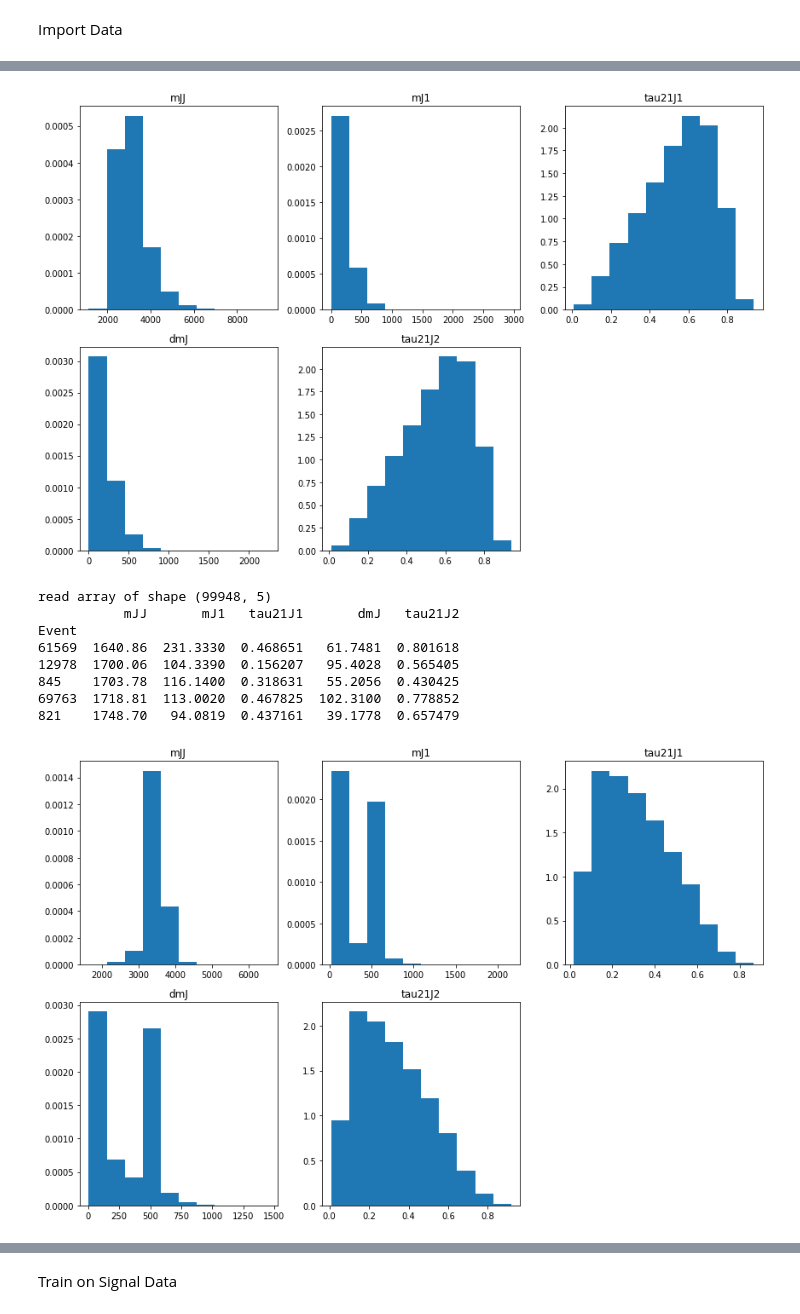
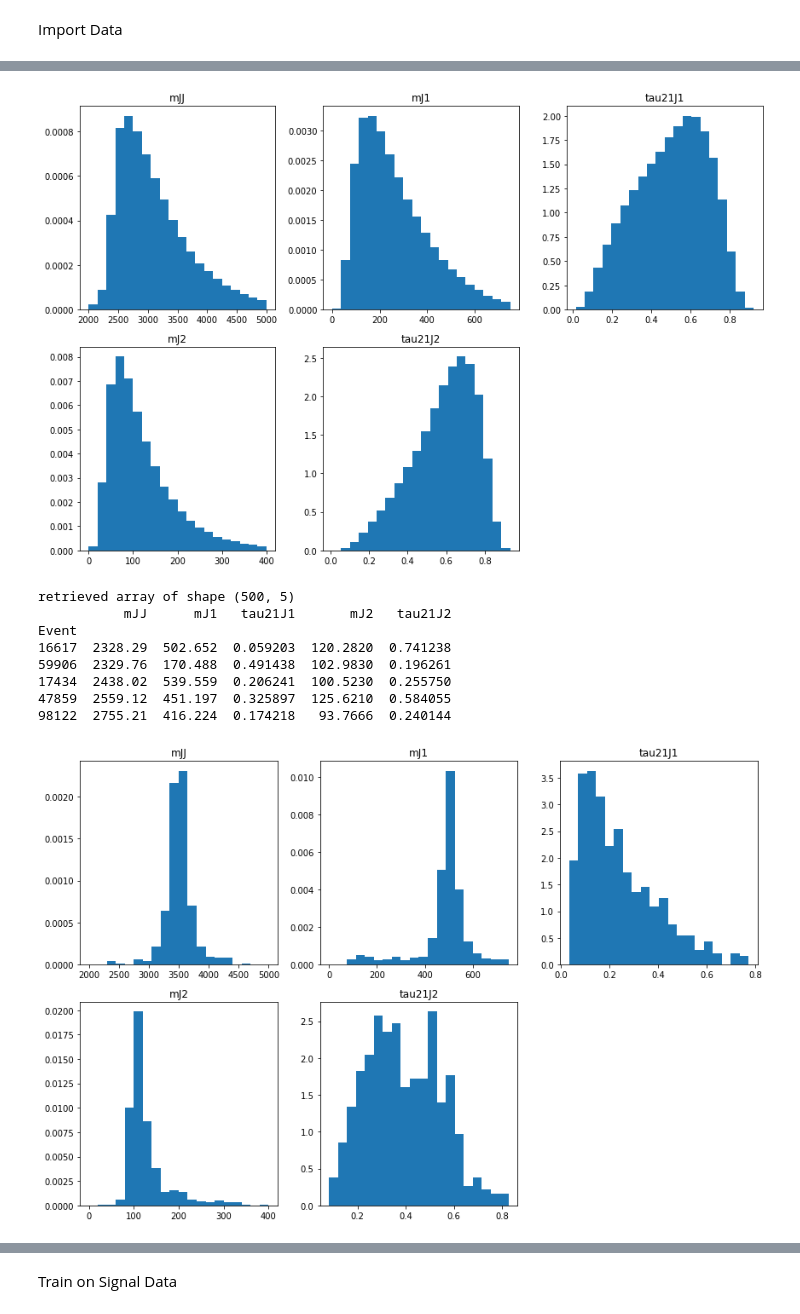
Before and after one commit to matteoettam09/i-flow, a Jupyter notebook: DensityEstimation/RnD_dataset.ipynb, the cells around one changed output, grey strips where cells are left out. Drawn from its saved outputs; the diff is of its cells as text; code cells hidden in the pictures.

```diff
--- a/DensityEstimation/RnD_dataset.ipynb
+++ b/DensityEstimation/RnD_dataset.ipynb
@@ -303,6 +349,6 @@ Import Data
 # %%
 bkgname="rndbkgout.txt"
 signame="rndsigout.txt"
-bkglist=prepare_mother_list(bkgname)
-siglist=prepare_mother_list(signame)
+bkglist=prepare_mother_list(bkgname, 500000, random_state=10)
+siglist=prepare_mother_list(signame, 500, random_state=10)
 # %% [output]
@@ -317,13 +363,13 @@ Event
-[figure, old version]
+[figure, new version]
-read array of shape (99948, 5)
-           mJJ       mJ1   tau21J1       dmJ   tau21J2
+retrieved array of shape (500, 5)
+           mJJ      mJ1   tau21J1       mJ2   tau21J2
 Event
-61569  1640.86  231.3330  0.468651   61.7481  0.801618
-12978  1700.06  104.3390  0.156207   95.4028  0.565405
-845    1703.78  116.1400  0.318631   55.2056  0.430425
-69763  1718.81  113.0020  0.467825  102.3100  0.778852
-821    1748.70   94.0819  0.437161   39.1778  0.657479
+16617  2328.29  502.652  0.059203  120.2820  0.741238
+59906  2329.76  170.488  0.491438  102.9830  0.196261
+17434  2438.02  539.559  0.206241  100.5230  0.255750
+47859  2559.12  451.197  0.325897  125.6210  0.584055
+98122  2755.21  416.224  0.174218   93.7666  0.240144
-[figure, old version]
+[figure, new version]
 # %%
 combined = combine_sig_bkg(siglist, bkglist)
 # %% [output]
```
Also changed, not shown: parts of 17 cells of this notebook.
